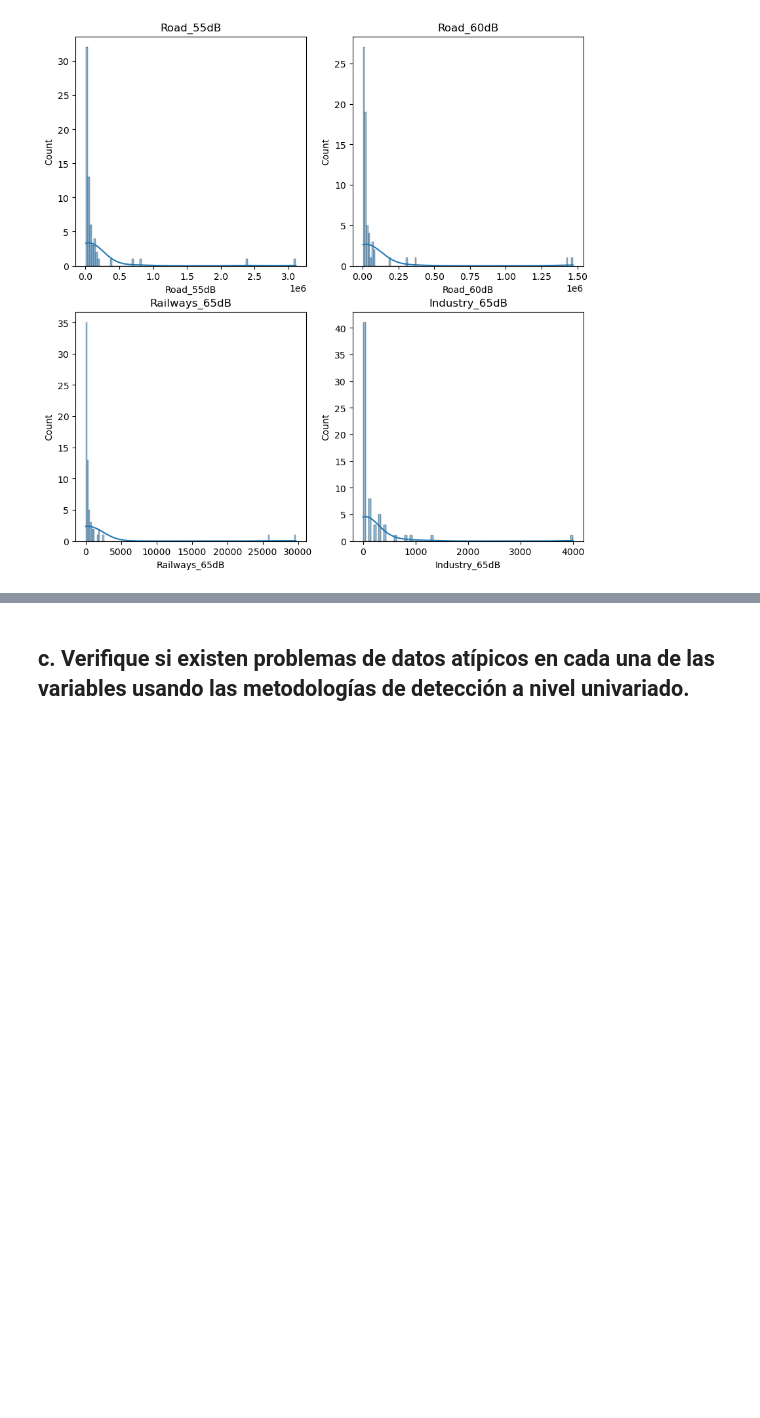
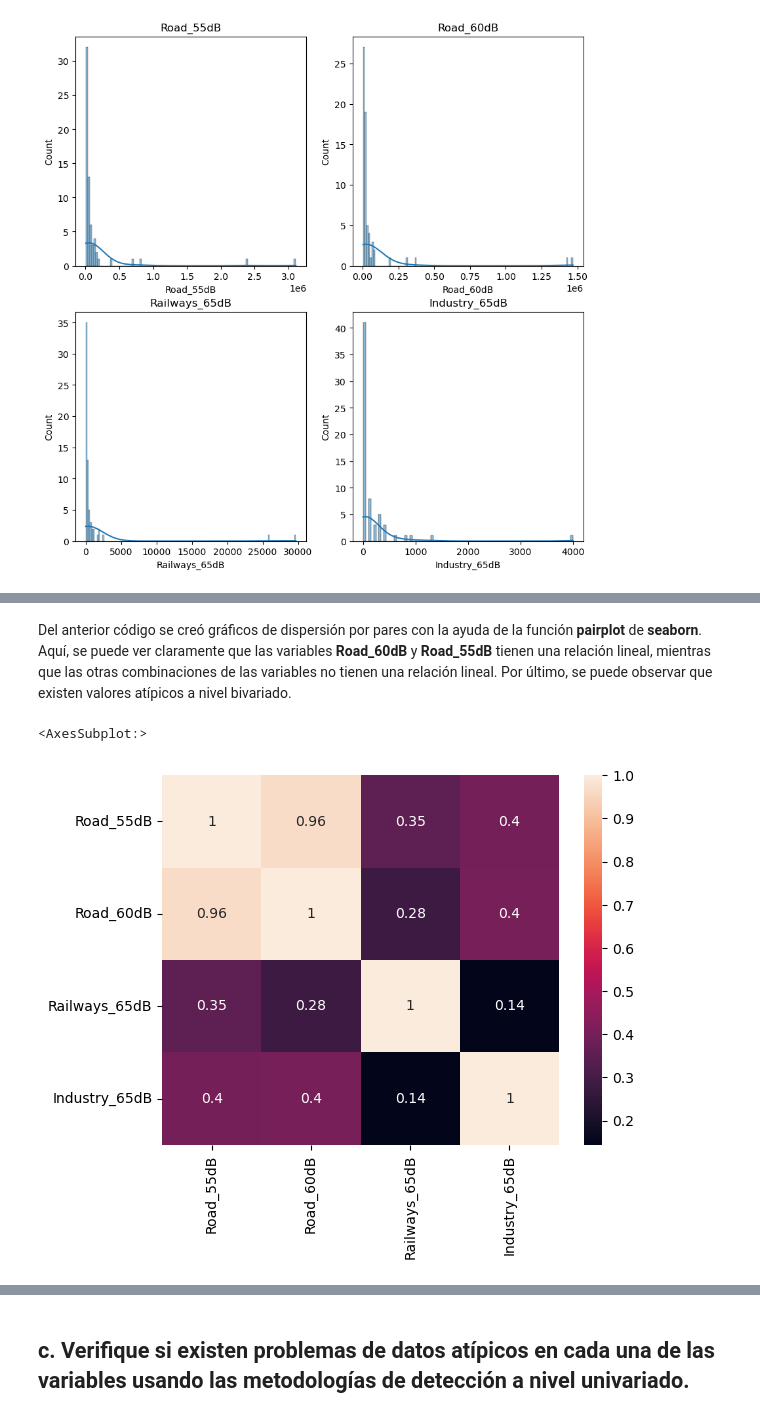
Before and after one commit to Deivid-code/Trabajo-1-mineria-de-datos, a Jupyter notebook: Trabajo 1 minería de datos.ipynb, the cells around one changed output, grey strips where cells are left out. Saved outputs shown, nothing was run; the diff lists cells and outputs as text; code cells hidden in the pictures; blank space fills up the shorter version.

```diff
--- a/Trabajo 1 minería de datos.ipynb
+++ b/Trabajo 1 minería de datos.ipynb
@@ -111,0 +134,7 @@ De las anteriores gráficas, se puede observar que la distribución de cada una
+# %% [markdown]
+Del anterior código se creó gráficos de dispersión por pares con la ayuda de la función **pairplot** de **seaborn**. Aquí, se puede ver claramente que las variables **Road_60dB** y **Road_55dB** tienen una relación lineal, mientras que las otras combinaciones de las variables no tienen una relación lineal. Por último, se puede observar que existen valores atípicos a nivel bivariado.
+# %%
+sns.heatmap(ruidoso.corr(method="spearman"), annot=True)
+# %% [output]
+<AxesSubplot:>
+[figure, added]
```
Also changed, not shown: parts of 60 cells of this notebook, 4 other files.
